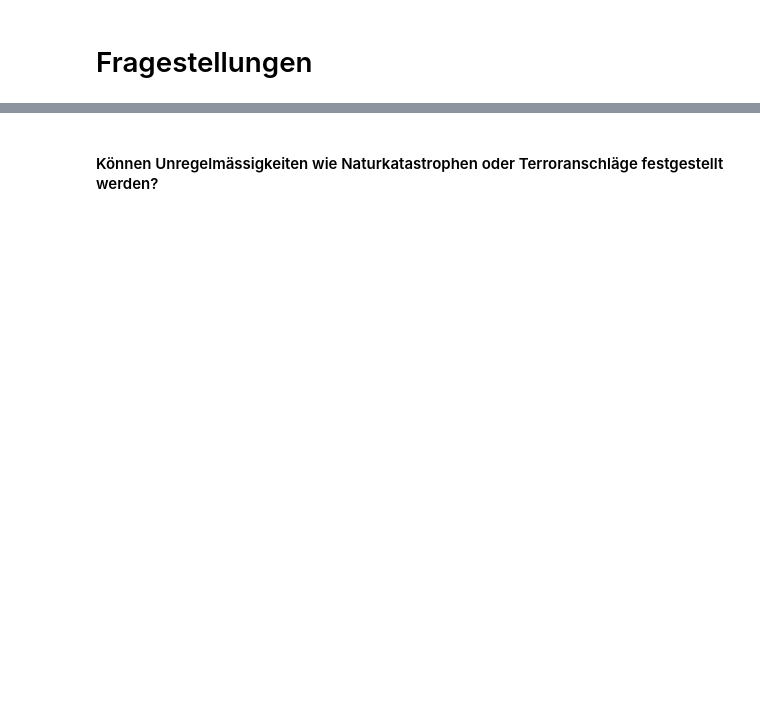
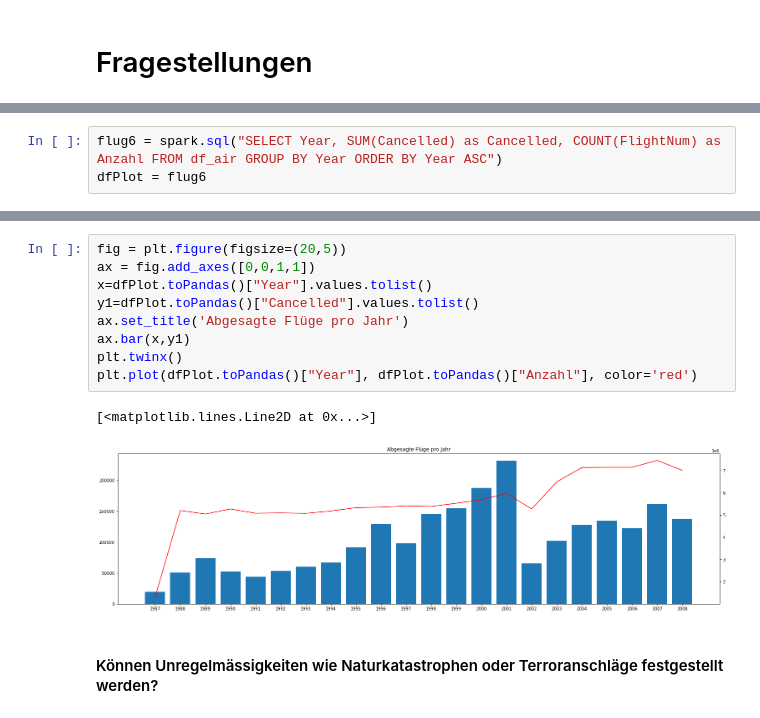
Before and after one commit to meberha/BDLC-Project-G01, a Jupyter notebook: 6_Analysis.ipynb, the cells around one changed output, grey strips where cells are left out. Drawn from its saved outputs; the diff is of its cells as text; blank space fills up the shorter version.

```diff
--- a/6_Analysis.ipynb
+++ b/6_Analysis.ipynb
@@ -166,0 +348,3 @@ only showing top 20 rows
+# %%
+flug6 = spark.sql("SELECT Year, SUM(Cancelled) as Cancelled, COUNT(FlightNum) as Anzahl FROM df_air GROUP BY Year ORDER BY Year ASC")
+dfPlot = flug6
@@ -167,2 +411,14 @@ only showing top 20 rows
+# %%
+fig = plt.figure(figsize=(20,5))
+ax = fig.add_axes([0,0,1,1])
+x=dfPlot.toPandas()["Year"].values.tolist()
+y1=dfPlot.toPandas()["Cancelled"].values.tolist()
+ax.set_title('Abgesagte Flüge pro Jahr')
+ax.bar(x,y1)
+plt.twinx()
+plt.plot(dfPlot.toPandas()["Year"], dfPlot.toPandas()["Anzahl"], color='red')
+# %% [output]
+[<matplotlib.lines.Line2D at 0x...>]
+[figure, added]
 # %% [markdown]
 #### Können Unregelmässigkeiten wie Naturkatastrophen oder Terroranschläge festgestellt werden?
```
Also changed, not shown: parts of 55 cells of this notebook, 4 other files.
